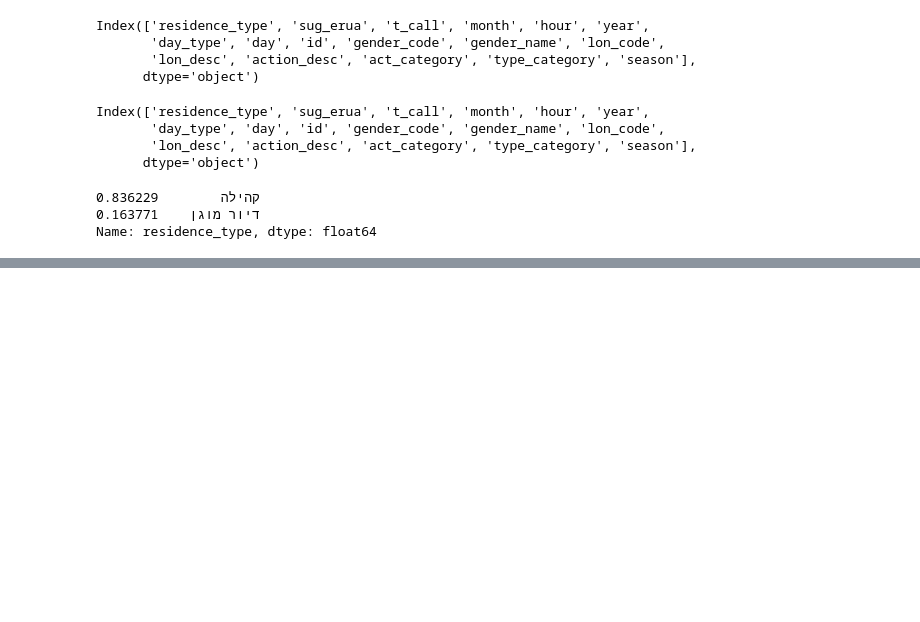
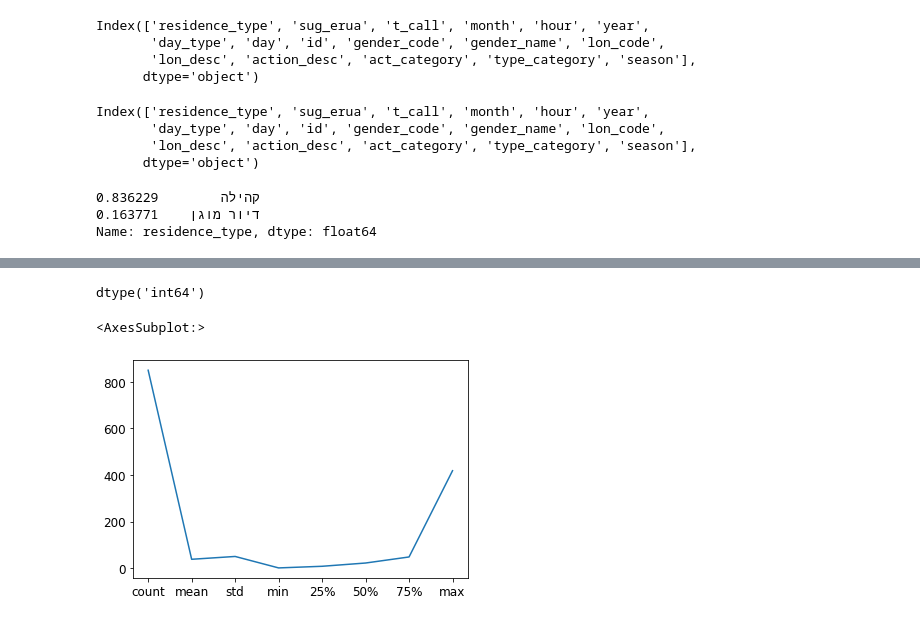
Before and after one commit to yarontal94/final_project, a Jupyter notebook: Untitled.ipynb, the cells around one changed output, grey strips where cells are left out. Cells and saved outputs as stored; diff of their text form; code cells hidden in the pictures; blank space fills up the shorter version.

```diff
--- a/Untitled.ipynb
+++ b/Untitled.ipynb
@@ -316,0 +349,11 @@ option for עונה ['חורף' 'אביב' 'קיץ' 'סתיו']
+# %%
+df['year'].dtype#=='float64'
+# %% [output]
+dtype('int64')
+# %%
+freq=df['id'].value_counts(normalize=False).to_frame()
+# %%
+freq['id'].describe().plot()
+# %% [output]
+<AxesSubplot:>
+[figure, added]
```
Also changed, not shown: parts of 24 cells of this notebook.
